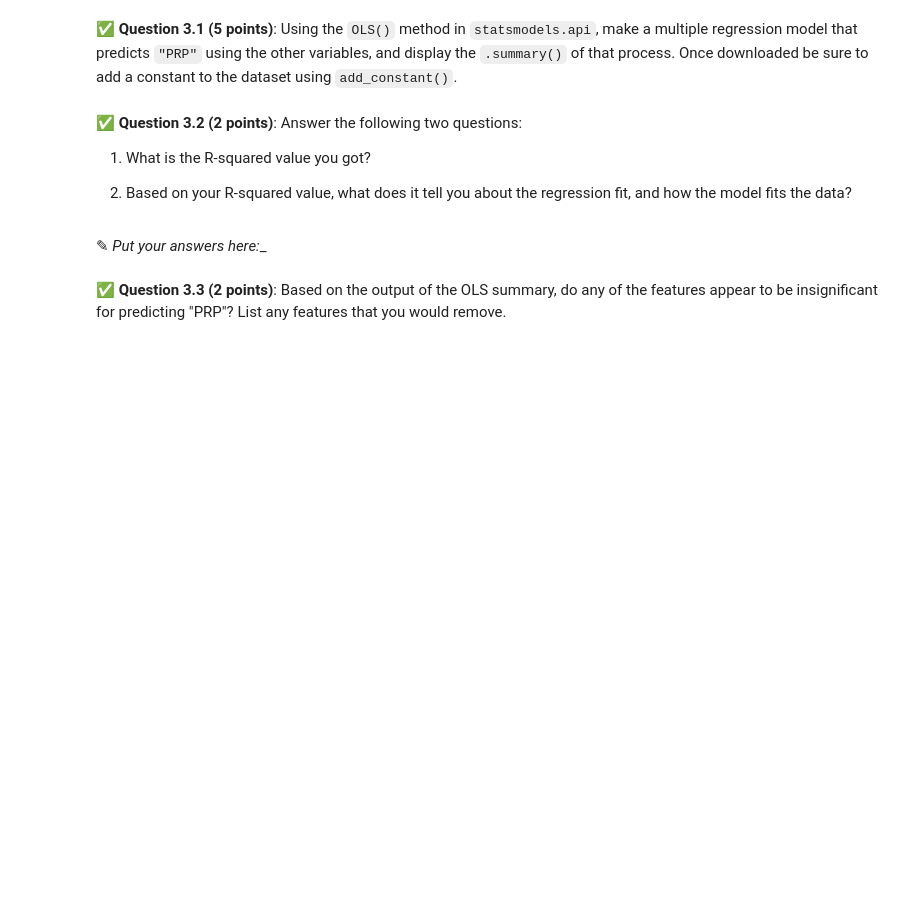
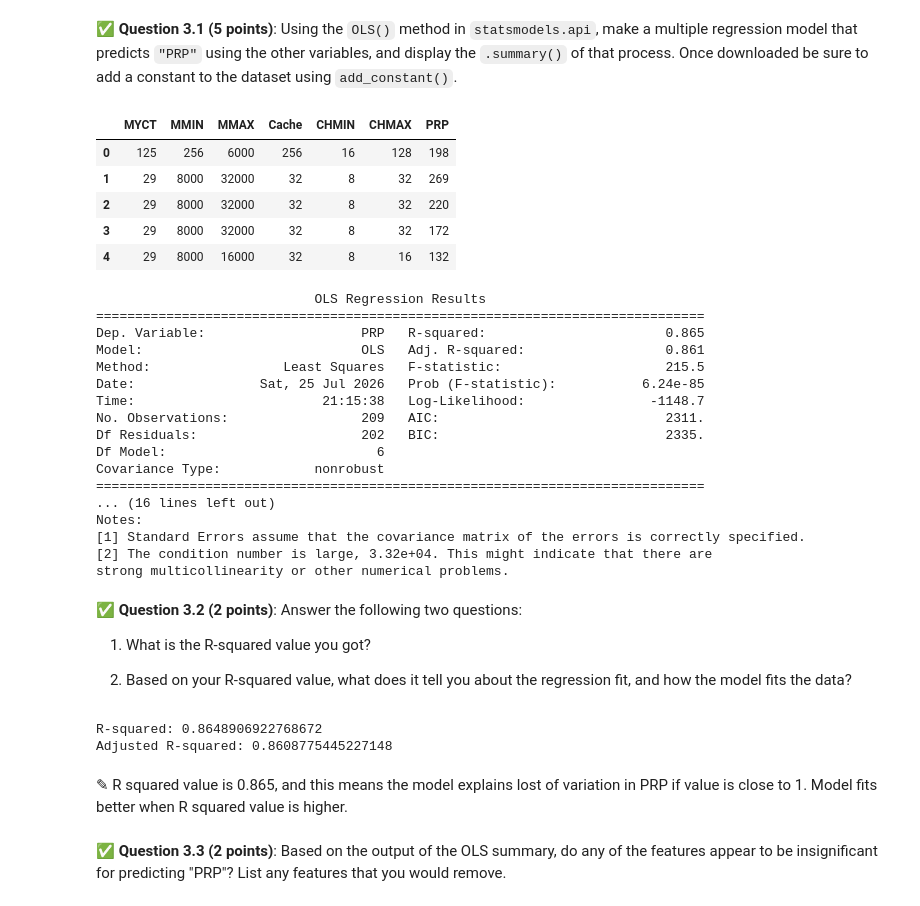
Before and after one commit to Jaehan-MSU/cmse202-s26-turnin, a Jupyter notebook: hw-03/HW-03_Regression-U26-Jaehan-Kim.ipynb, the cells around one changed output. Saved outputs shown, nothing was run; the diff lists cells and outputs as text; code cells hidden in the pictures; blank space fills up the shorter version.

```diff
--- a/hw-03/HW-03_Regression-U26-Jaehan-Kim.ipynb
+++ b/hw-03/HW-03_Regression-U26-Jaehan-Kim.ipynb
@@ -267,11 +271,54 @@ Download a cleaned version of the data from here: https://raw.githubusercontent.
+# %%
+# Put your code here
+machine_data = pd.read_csv("machine.csv")
+
+display(machine_data.head())
+
+y_machine = machine_data["PRP"]
+X_machine = machine_data.drop(columns=["PRP"])
+X_machine_const = sm.add_constant(X_machine)
+machine_model = sm.OLS(y_machine, X_machine_const).fit()
+
+print(machine_model.summary())
+# %% [output]
+|  | MYCT | MMIN | MMAX | Cache | CHMIN | CHMAX | PRP |
+| 0 | 125 | 256 | 6000 | 256 | 16 | 128 | 198 |
+| 1 | 29 | 8000 | 32000 | 32 | 8 | 32 | 269 |
+| 2 | 29 | 8000 | 32000 | 32 | 8 | 32 | 220 |
+| 3 | 29 | 8000 | 32000 | 32 | 8 | 32 | 172 |
+| 4 | 29 | 8000 | 16000 | 32 | 8 | 16 | 132 |
+                            OLS Regression Results
+==============================================================================
+Dep. Variable:                    PRP   R-squared:                       0.865
+Model:                            OLS   Adj. R-squared:                  0.861
+Method:                 Least Squares   F-statistic:                     215.5
+Date:                Sat, 25 Jul 2026   Prob (F-statistic):           6.24e-85
+Time:                        21:15:38   Log-Likelihood:                -1148.7
+No. Observations:                 209   AIC:                             2311.
+Df Residuals:                     202   BIC:                             2335.
+Df Model:                           6
+Covariance Type:            nonrobust
+==============================================================================
+... (16 lines left out)
+Notes:
+[1] Standard Errors assume that the covariance matrix of the errors is correctly specified.
+[2] The condition number is large, 3.32e+04. This might indicate that there are
+strong multicollinearity or other numerical problems.
 # %% [markdown]
 &#9989;  **Question 3.2 (2 points)**: Answer the following two questions:
 
 1. What is the R-squared value you got?
 
 2. Based on your R-squared value, what does it tell you about the regression fit, and how the model fits the data?
-# %% [markdown]
-<font size=+3>&#9998;</font> _Put your answers here:__
+# %%
+print("R-squared:", machine_model.rsquared)
+print("Adjusted R-squared:", machine_model.rsquared_adj)
+# %% [output]
+R-squared: 0.8648906922768672
+Adjusted R-squared: 0.8608775445227148
+# %% [markdown]
+<font size=+3>&#9998;</font> R squared value is 0.865, and this means the model explains lost of variation in PRP if value is close to 1.
+Model fits better when R squared value is higher.
 # %% [markdown]
 &#9989;  **Question 3.3 (2 points)**:
 Based on the output of the OLS summary, do any of the features appear to be insignificant for predicting "PRP"? List any features that you would remove.
```
Also changed, not shown: parts of 12 cells of this notebook.
